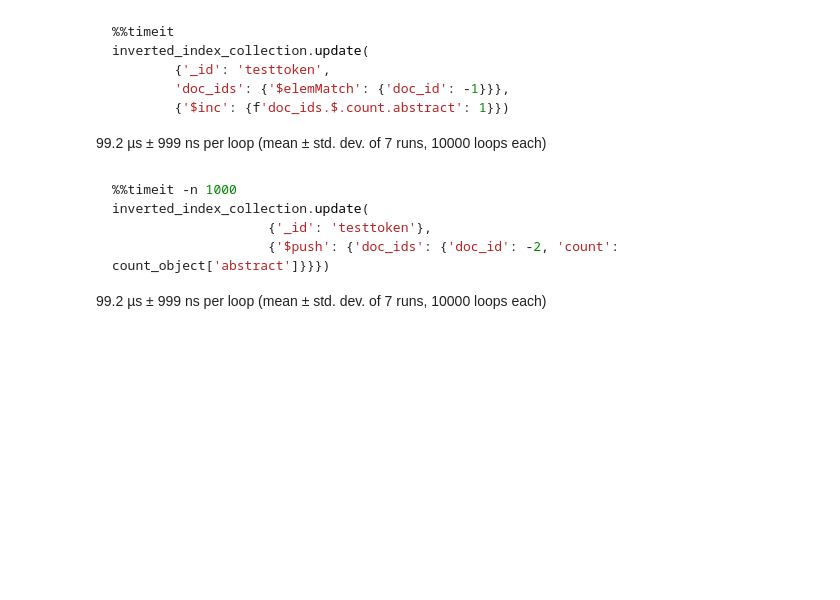
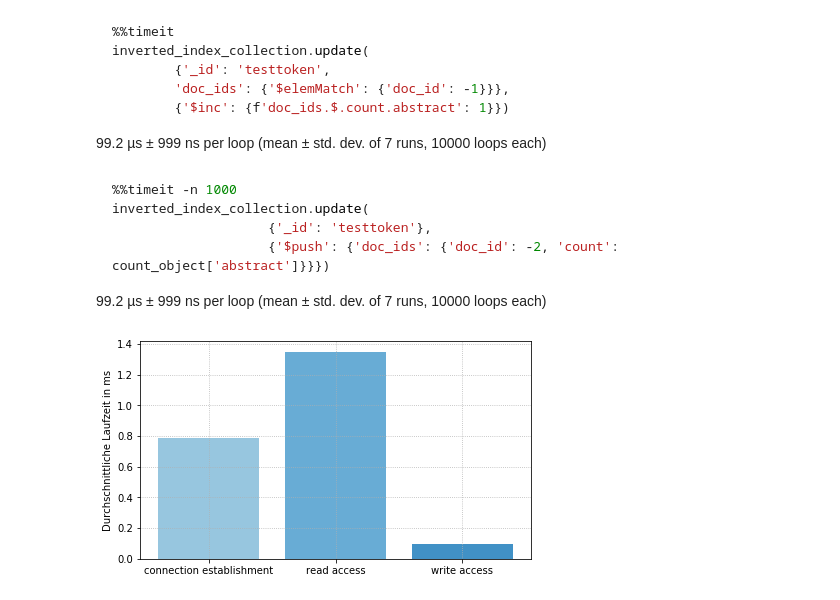
Before and after one commit to tobiaskortus/covid19-search, a Jupyter notebook: processing/document-index-construction-mongodb.ipynb, the cells around one changed output. Cells and saved outputs as stored; diff of their text form; code cells hidden in the pictures; blank space fills up the shorter version.

```diff
--- a/processing/document-index-construction-mongodb.ipynb
+++ b/processing/document-index-construction-mongodb.ipynb
@@ -364,7 +317,7 @@ inverted_index_collection.update(
 # %%
 timings_db = pd.DataFrame()
 
-timings_db['action'] = ["Verbindungsaufbau", "Lesezugriff", "Schreibzugriff"]
+timings_db['action'] = ["connection establishment", "read access", "write access"]
 timings_db['timing'] = [0.785, 1.35, 0.096]
 # %%
 from matplotlib import pyplot as plt
@@ -386,4 +339,6 @@ def f(df):
 # %%
 from pylab import rcParams
 rcParams['figure.figsize'] = 7, 4
-f(timings)
+f(timings_db)
+# %% [output]
+[figure, added]
```
Also changed, not shown: parts of 14 cells of this notebook, 2 other files.
